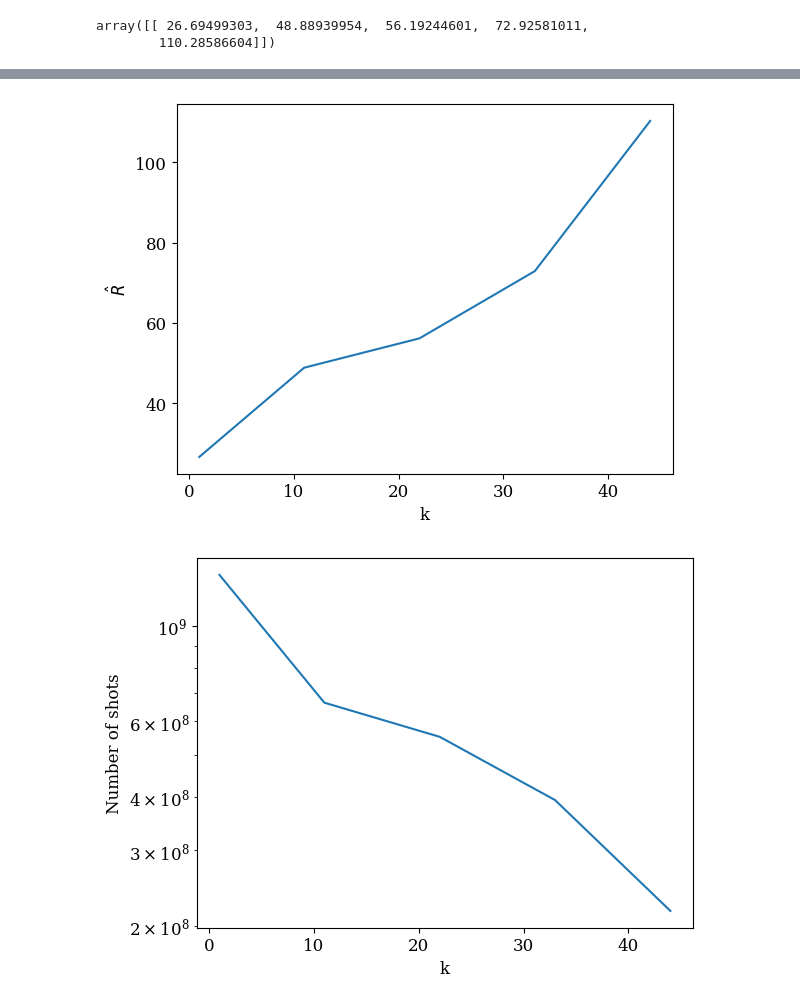
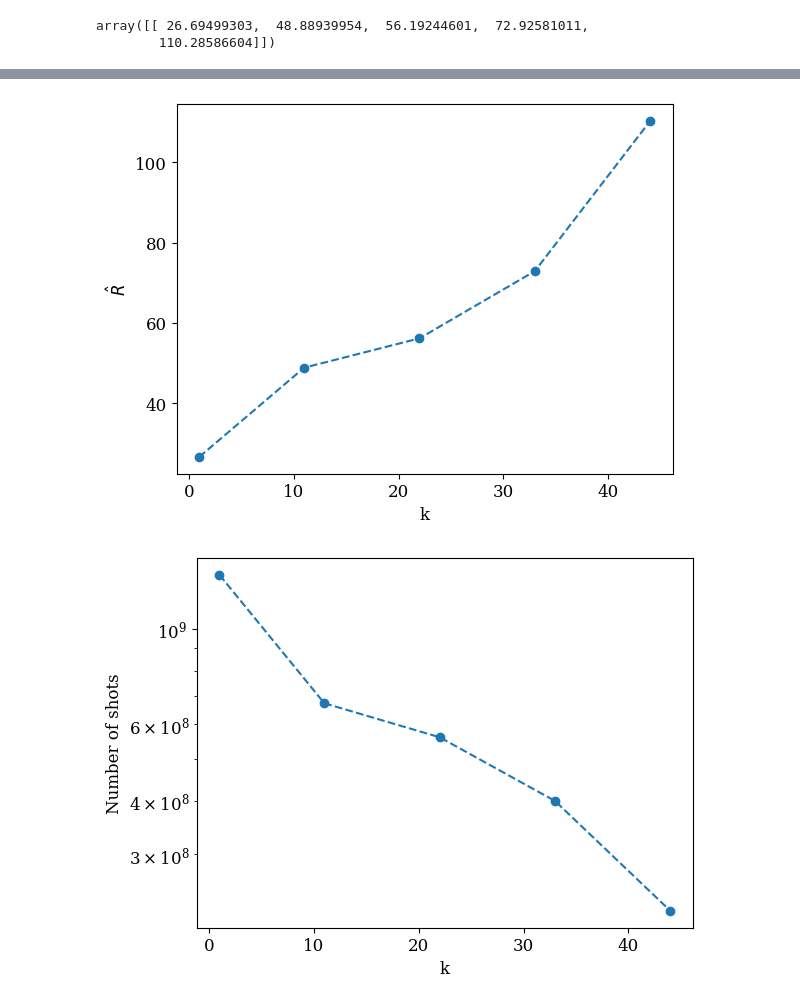
Before and after one commit to jdrowland/calibrate-ibm, a Jupyter notebook: kcommute/scripts/hamlib-molecules/phosphate_counts.ipynb, the cells around one changed output, grey strips where cells are left out. Drawn from its saved outputs; the diff is of its cells as text; code cells hidden in the pictures.

```diff
--- a/kcommute/scripts/hamlib-molecules/phosphate_counts.ipynb
+++ b/kcommute/scripts/hamlib-molecules/phosphate_counts.ipynb
@@ -94,0 +43,32 @@ rhat = 110.28586603880439
+# %%
+qubits = cirq.LineQubit.range(nq)
+
+max_mpo_bond = 5
+max_mps_bond = 10
+eps = 1e-3 # millihartree for chemical accuracy
+
+# Generate a random state as an MPS.
+psi = qtn.tensor_1d.MatrixProductState.from_fill_fn(
+    lambda shape: np.random.rand(*shape), nq, bond_dim=max_mps_bond
+)
+psi.normalize()
+
+k_values = [1, nq // 4, nq // 2, 3 * nq // 4, nq]
+groups = []
+rhats = []
+shotcounts = []
+
+for k in k_values:
+    print("Status: k =", k)
+    groups.append(get_si_sets(hamiltonian, compute_blocks(qubits, k), verbosity=1))
+    rhats.append(r_hat_measurement_count(groups[-1]))
+    # group_ops = [sum(group) for group in groups[-1]]
+    # shotcounts.append(get_shotcounts_from_opsum(group_ops, psi, eps, nq))
+    group_mpos = groups_of_to_mpos(groups[-1], qs, max_mpo_bond)
+    shotcounts.append(get_shotcounts_mpo_mps(group_mpos, psi, eps))
+
+    print("# groups =", len(groups[-1]))
+    print("rhat =", rhats[-1])
+
+all_groups[fname] = groups
+all_rhats[fname] = rhats
@@ -130,17 +126,17 @@ plt.savefig("hf_groups.pdf")
 # %%
 fig1, ax2 = plt.subplots()
-ax2.plot(np.array(k_values), rhats_to_plot.T)
+ax2.plot(np.array(k_values), rhats_to_plot.T, "--o")
 ax2.set_xlabel("k")
-ax2.set_ylabel(r"$\hat{R}$")
-plt.savefig("hf_rhat.pdf")
+ax2.set_ylabel(r"$\hat{R}$");
+# plt.savefig("hf_rhat.pdf")
 # %% [output]
-[figure, old version]
+[figure, new version]
 # %%
 fig1, ax3 = plt.subplots()
-ax3.plot(np.array(k_values), shotcounts_to_plot.T)
+ax3.plot(np.array(k_values), shotcounts_to_plot.T, "--o")
 ax3.set_yscale("log")
 ax3.set_xlabel("k")
-ax3.set_ylabel("Number of shots")
-plt.savefig("hf_shots.pdf")
+ax3.set_ylabel("Number of shots");
+# plt.savefig("hf_shots.pdf")
 # %% [output]
-[figure, old version]
+[figure, new version]
```
Also changed, not shown: parts of 6 cells of this notebook, 3 other files.
